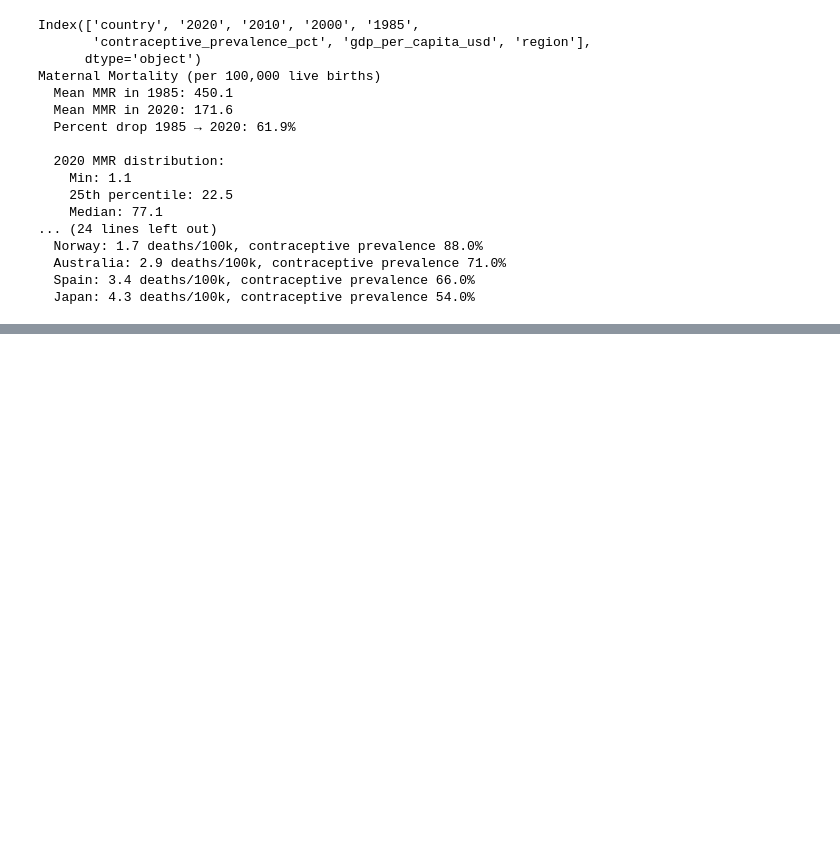
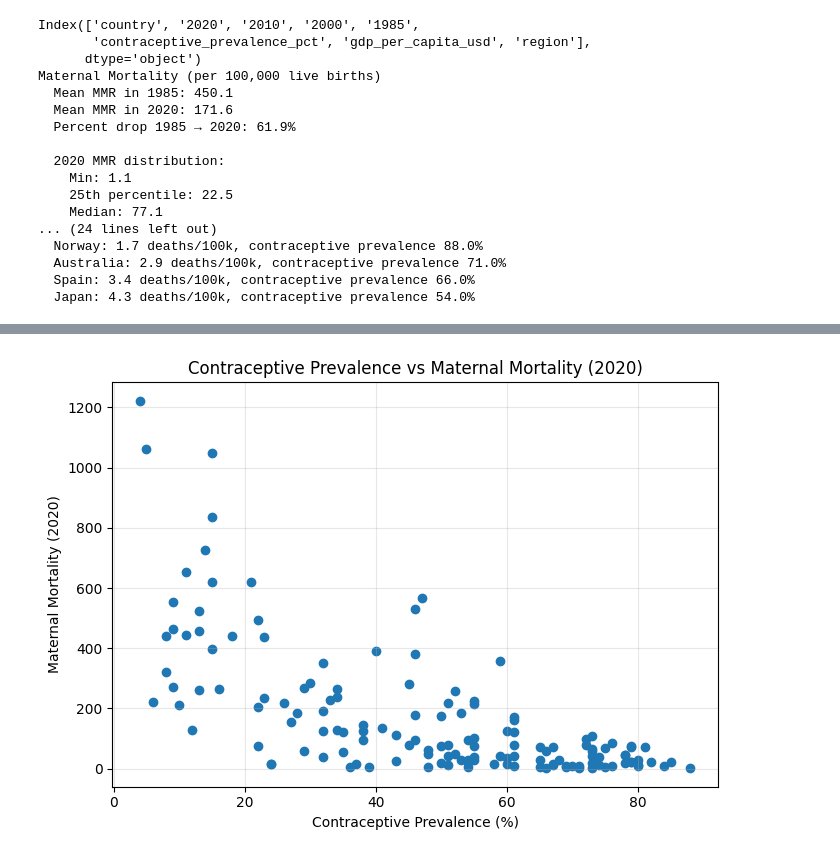
Before and after one commit to kyoungb/DataAcquisition, a Jupyter notebook: mycode.ipynb, the cells around one changed output, grey strips where cells are left out. Drawn from its saved outputs; the diff is of its cells as text; code cells hidden in the pictures; blank space fills up the shorter version.

```diff
--- a/mycode.ipynb
+++ b/mycode.ipynb
@@ -90,0 +133,11 @@ Maternal Mortality (per 100,000 live births)
+# %%
+plt.figure(figsize=(7,5))
+plt.scatter(df["contraceptive_prevalence_pct"], df["2020"])
+plt.title("Contraceptive Prevalence vs Maternal Mortality (2020)")
+plt.xlabel("Contraceptive Prevalence (%)")
+plt.ylabel("Maternal Mortality (2020)")
+plt.grid(True, alpha=0.3)
+plt.tight_layout()
+plt.show()
+# %% [output]
+[figure, added]
```
Also changed, not shown: parts of 4 cells of this notebook, 1 other file.
